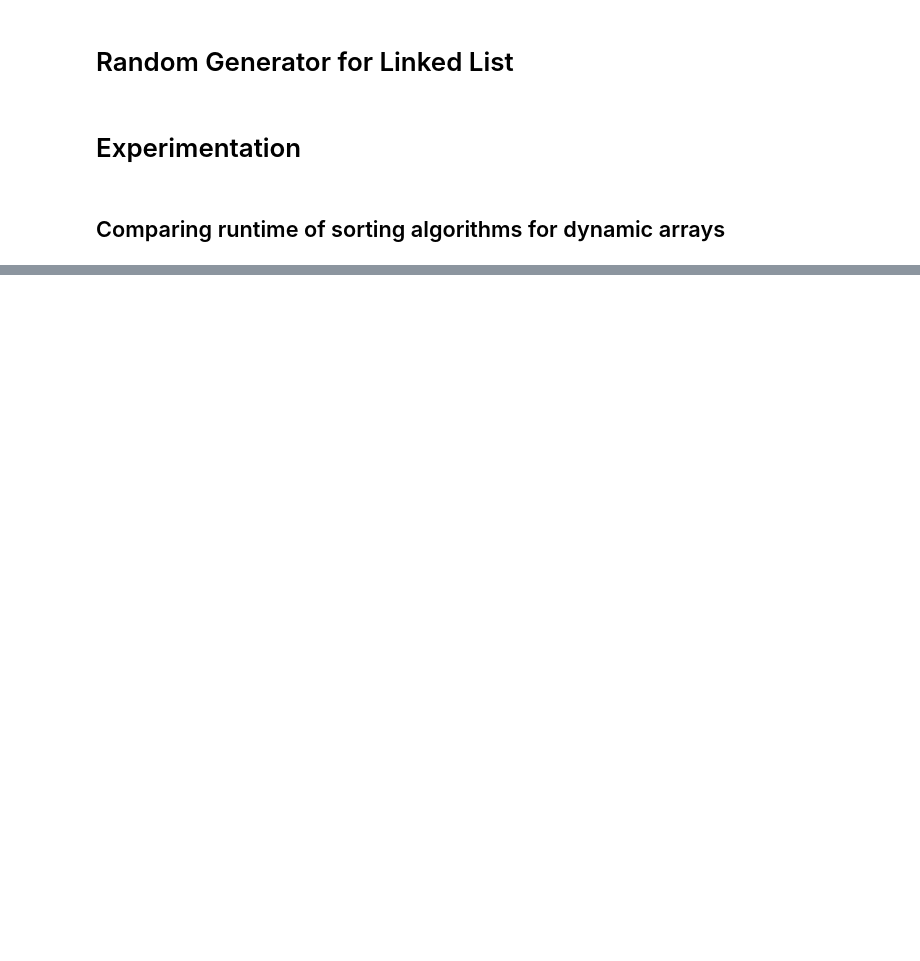
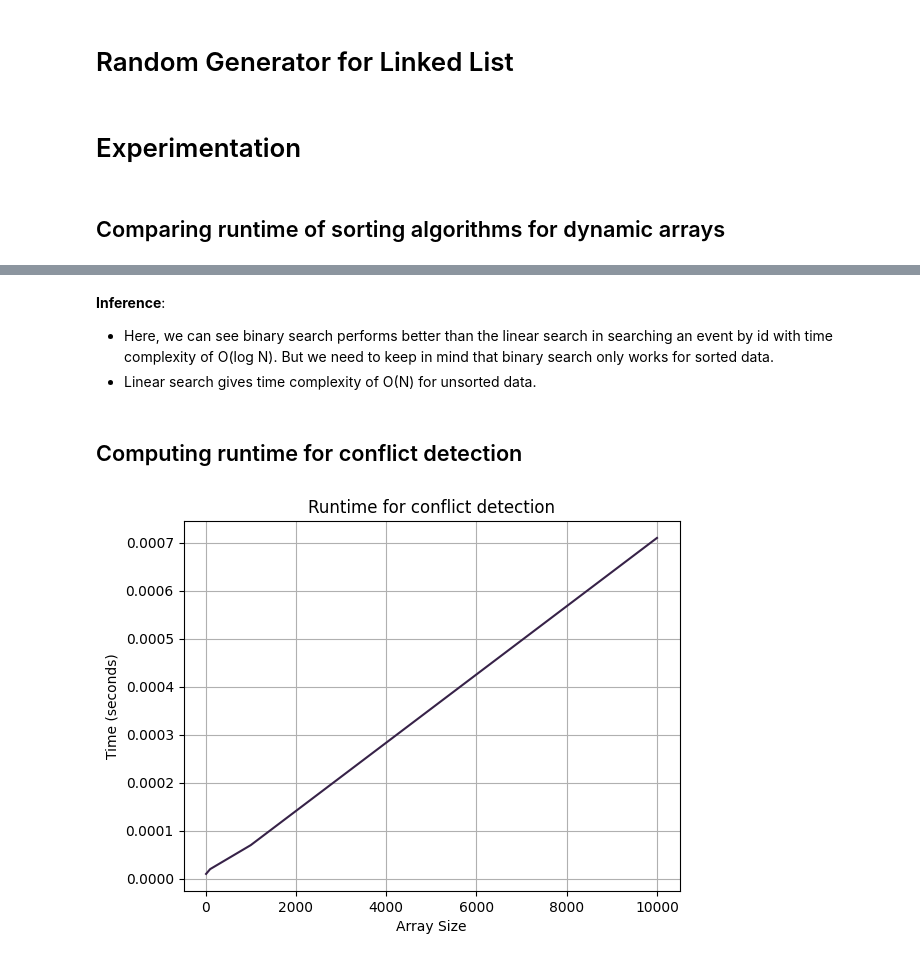
Before and after one commit to RahulHipparkar/DSA-GP1---Campus-Event-Scheduling-System, a Jupyter notebook: GP1_Hipparkar_Holmes_Caceres_Marcu.ipynb, the cells around one changed output, grey strips where cells are left out. Cells and saved outputs as stored; diff of their text form; code cells hidden in the pictures; blank space fills up the shorter version.

```diff
--- a/GP1_Hipparkar_Holmes_Caceres_Marcu.ipynb
+++ b/GP1_Hipparkar_Holmes_Caceres_Marcu.ipynb
@@ -149,0 +207,22 @@ plt.grid(True)
+# %% [markdown]
+**Inference**:
+
+- Here, we can see binary search performs better than the linear search in searching an event by id with time complexity of O(log N). But we need to keep in mind that binary search only works for sorted data.
+- Linear search gives time complexity of O(N) for unsorted data.
+# %% [markdown]
+## Computing runtime for conflict detection
+# %%
+conflict_detection_runtime = []
+size = [10,100,1000,10000]
+for i in size:
+    arr = create_random_DynamicArray(i)
+    conflict_detection_runtime.append(measure_time(lambda: find_conflicts(arr)))
+
+plt.plot(size, linear_search_runtime, color = '#372248')
+plt.xlabel('Array Size')
+plt.ylabel('Time (seconds)')
+plt.title('Runtime for conflict detection')
+plt.grid(True)
+plt.show()
+# %% [output]
+[figure, added]
```
Also changed, not shown: parts of 10 cells of this notebook.
